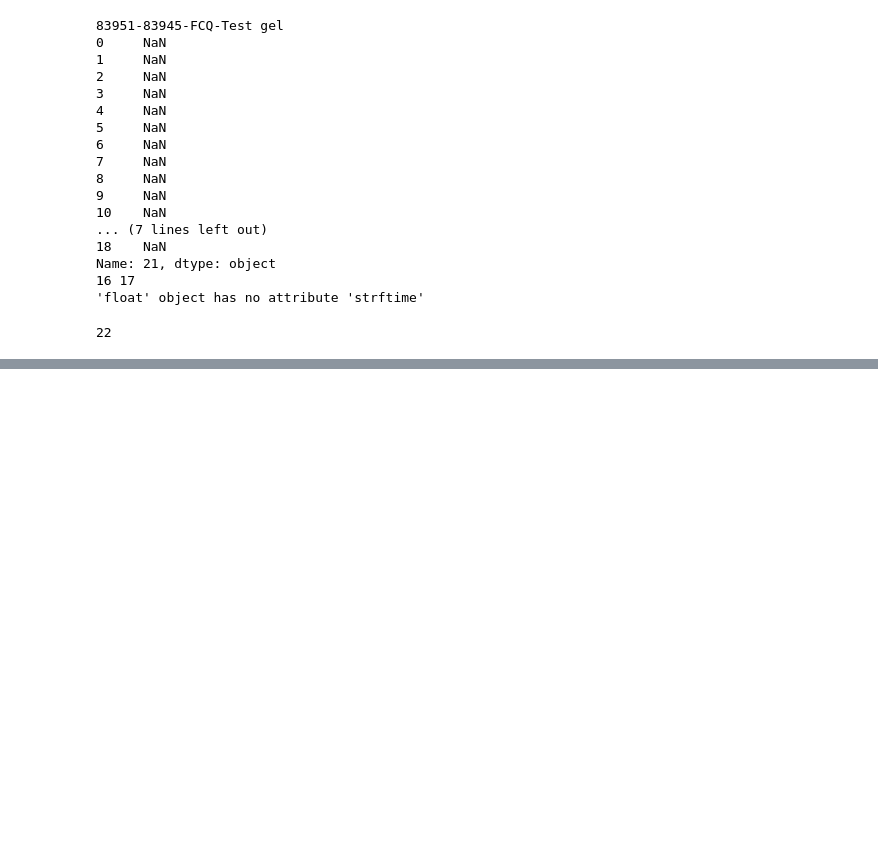
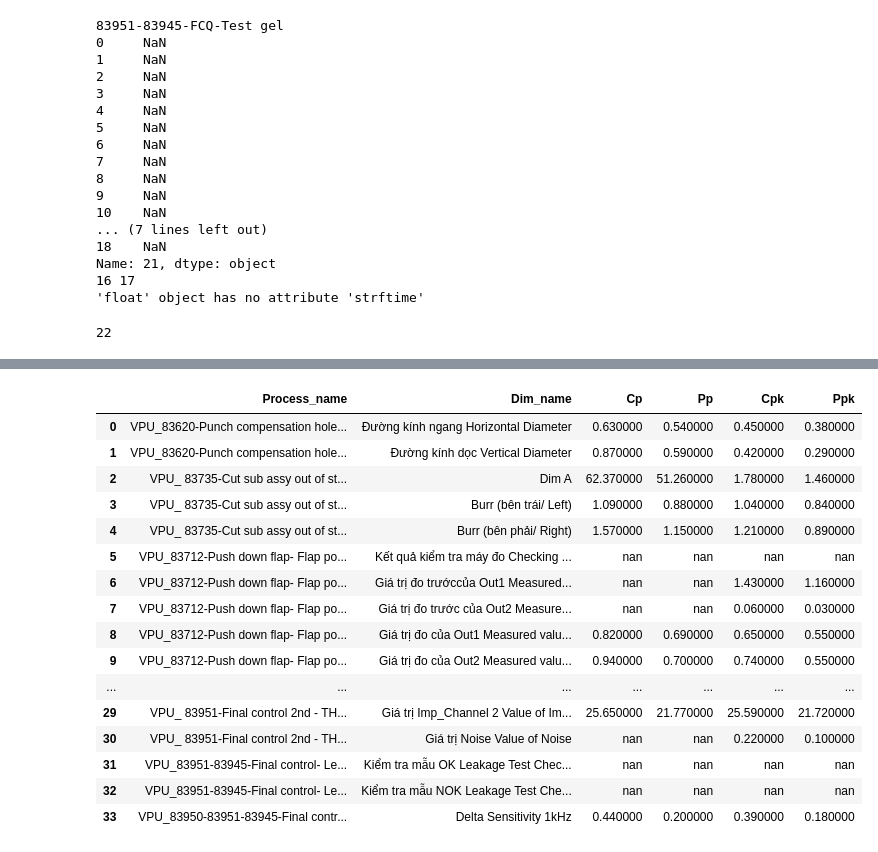
Before and after one commit to duybluemind1988/Process_control, a Jupyter notebook: Proces_control_2021.ipynb, the cells around one changed output, grey strips where cells are left out. Cells and saved outputs as stored; diff of their text form; code cells hidden in the pictures; blank space fills up the shorter version.

```diff
--- a/Proces_control_2021.ipynb
+++ b/Proces_control_2021.ipynb
@@ -162,7 +162,7 @@ for path_name in all_files[:2]: # Đọc 2 file đầu tiên thôi
         if end_col==begin_col: # for loop did not allow same value
             end_col=end_col+1
         df_dict={} # add all value, USL, LSL, UCL... in each process sheet
-        for name in sheet.columns[begin_col:end_col]:
+        for name in sheet.columns[begin_col:end_col+1]: # python khong tinh gia tri cuoi nen phai cong 1
             row_contain_feature_column=22
             dim_name=sheet[name][row_contain_feature_column]
             df=pd.DataFrame()
@@ -373,8 +373,12 @@ def concat_baseweek(master_sheet_data,all_process_week):
 
 final_data=concat_baseweek(master_sheet_data,all_process_week)
 # %%
-# should have 22 key values in VPU
+# should have 22 key values in VPU, actually only 14 process have dim name
 print(len(final_data.keys()))
-print(final_data.keys())
+for process_name in final_data.keys():
+    print("-"*20)
+    print("Process_name: ",process_name)
+    for dim_name in final_data[process_name].keys():
+        print(dim_name)
 # %% [output]
 14
@@ -554,8 +581,26 @@ def hightlight_price(row):
 def highlight_process_indicator(process_indicator_df):
     return process_indicator_df.style.apply(hightlight_price, axis=1)
 # %%
-#process_indicator_df=highlight_process_indicator(process_indicator_df)
-#process_indicator_df
+process_indicator_df=highlight_process_indicator(process_indicator_df)
+process_indicator_df
+# %% [output]
+|  | Process_name | Dim_name | Cp | Pp | Cpk | Ppk |
+| 0 | VPU_83620-Punch compensation hole... | Đường kính ngang Horizontal Diameter | 0.630000 | 0.540000 | 0.450000 | 0.380000 |
+| 1 | VPU_83620-Punch compensation hole... | Đường kính dọc Vertical Diameter | 0.870000 | 0.590000 | 0.420000 | 0.290000 |
+| 2 | VPU_ 83735-Cut sub assy out of st... | Dim A | 62.370000 | 51.260000 | 1.780000 | 1.460000 |
+| 3 | VPU_ 83735-Cut sub assy out of st... | Burr (bên trái/ Left) | 1.090000 | 0.880000 | 1.040000 | 0.840000 |
+| 4 | VPU_ 83735-Cut sub assy out of st... | Burr (bên phải/ Right) | 1.570000 | 1.150000 | 1.210000 | 0.890000 |
+| 5 | VPU_83712-Push down flap- Flap po... | Kết quả kiểm tra máy đo Checking ... | nan | nan | nan | nan |
+| 6 | VPU_83712-Push down flap- Flap po... | Giá trị đo trướccủa Out1 Measured... | nan | nan | 1.430000 | 1.160000 |
+| 7 | VPU_83712-Push down flap- Flap po... | Giá trị đo trước của Out2 Measure... | nan | nan | 0.060000 | 0.030000 |
+| 8 | VPU_83712-Push down flap- Flap po... | Giá trị đo của Out1 Measured valu... | 0.820000 | 0.690000 | 0.650000 | 0.550000 |
+| 9 | VPU_83712-Push down flap- Flap po... | Giá trị đo của Out2 Measured valu... | 0.940000 | 0.700000 | 0.740000 | 0.550000 |
+| ... | ... | ... | ... | ... | ... | ... |
+| 29 | VPU_ 83951-Final control 2nd - TH... | Giá trị Imp_Channel 2 Value of Im... | 25.650000 | 21.770000 | 25.590000 | 21.720000 |
+| 30 | VPU_ 83951-Final control 2nd - TH... | Giá trị Noise Value of Noise | nan | nan | 0.220000 | 0.100000 |
+| 31 | VPU_83951-83945-Final control- Le... | Kiểm tra mẫu OK Leakage Test Chec... | nan | nan | nan | nan |
+| 32 | VPU_83951-83945-Final control- Le... | Kiểm tra mẫu NOK Leakage Test Che... | nan | nan | nan | nan |
+| 33 | VPU_83950-83951-83945-Final contr... | Delta Sensitivity 1kHz | 0.440000 | 0.200000 | 0.390000 | 0.180000 |
 # %%
 def configure_plotly_browser_state():
     import IPython
```
Also changed, not shown: parts of 8 cells of this notebook, 1 other file.
